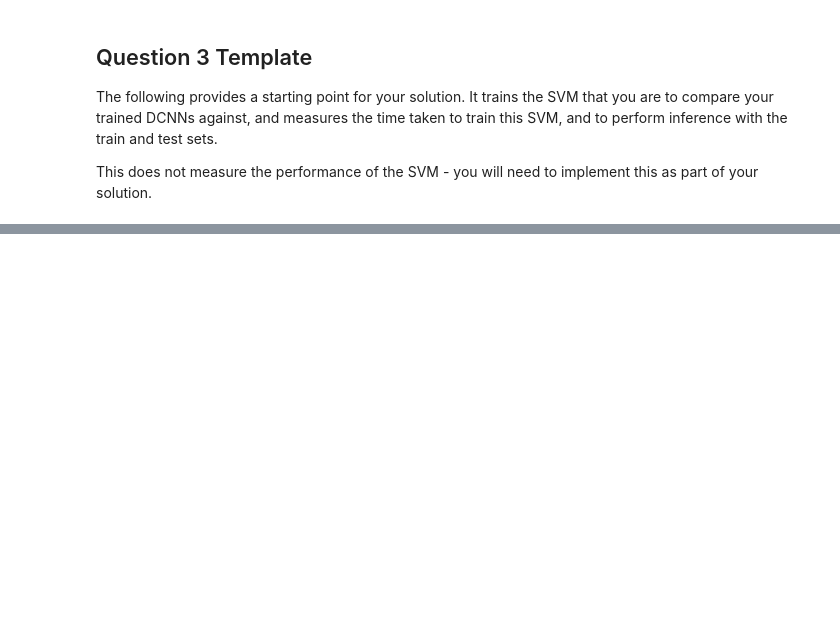
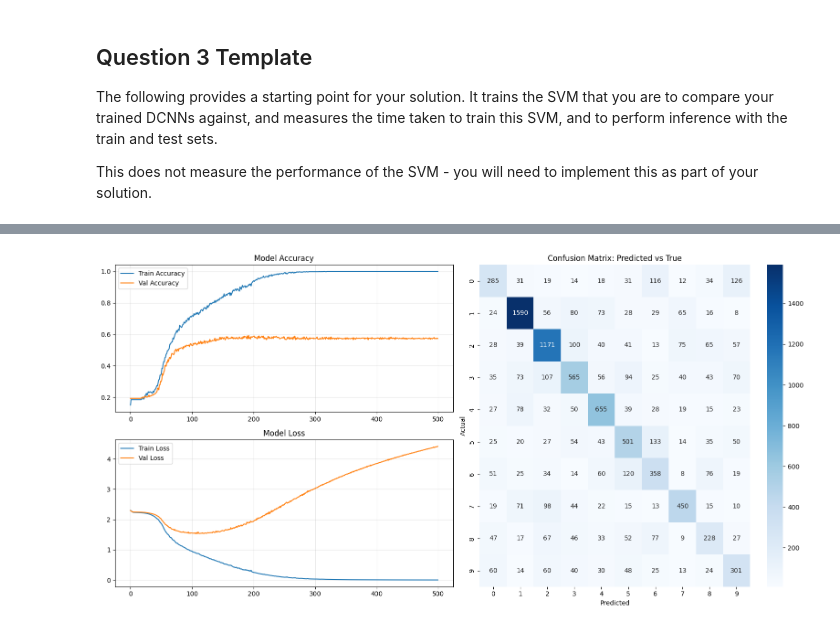
Before and after one commit to ostew5/cab420-introductory_problem_solving_tasks, a Jupyter notebook: 3. Training and Adapting Deep Networks.ipynb, the cells around one changed output, grey strips where cells are left out. Drawn from its saved outputs; the diff is of its cells as text; code cells hidden in the pictures; blank space fills up the shorter version.

```diff
--- a/3. Training and Adapting Deep Networks.ipynb
+++ b/3. Training and Adapting Deep Networks.ipynb
@@ -256,3 +354,48 @@ print('Training Time: %f\nInference Time (training set): %f\nInference Time (tes
 #  - Train your networks for the same period of time, ensuring that this time is sufficient for at least one to converge
 # Keep in mind that with the very small training set, you may need to increase the number of epochs compared to what we
 # see in the lecture examples
+
+def get_model():
+    inputs = keras.Input(shape=(32, 32, 3, ), name='img')
+
+    x = keras.layers.Conv2D(filters=8, kernel_size=(3,3), activation='relu', padding='same')(inputs)
+    x = keras.layers.Conv2D(filters=8, kernel_size=(3,3), activation='relu', padding='same')(x)
+    x = keras.layers.MaxPool2D(pool_size=(2, 2))(x)
+
+    x = keras.layers.Conv2D(filters=16, kernel_size=(3,3), activation='relu', padding='same')(x)
+    x = keras.layers.Conv2D(filters=16, kernel_size=(3,3), activation='relu', padding='same')(x)
+    x = keras.layers.MaxPool2D(pool_size=(2, 2))(x)
+
+    x = keras.layers.Conv2D(filters=32, kernel_size=(3,3), activation='relu', padding='same')(x)
+    x = keras.layers.Conv2D(filters=32, kernel_size=(3,3), activation='relu', padding='same')(x)
+    x = keras.layers.Flatten()(x)
+    x = keras.layers.Dense(64, activation='relu')(x)
+
+    outputs = keras.layers.Dense(10, activation='softmax')(x)
+
+    return keras.Model(inputs=inputs, outputs=outputs)
+
+model_cnn = get_model()
+
+early_stop = keras.callbacks.EarlyStopping(monitor='val_loss', patience=10, restore_best_weights=True)
+
+model_cnn.compile(
+    loss=keras.losses.SparseCategoricalCrossentropy(from_logits=False),
+    optimizer=keras.optimizers.Adam(learning_rate=0.0001),
+    metrics=['accuracy'],
+    jit_compile=False
+)
+
+history = model_cnn.fit(
+    train_X, train_y,
+    batch_size=128,
+    epochs=500,
+    validation_data=(val_X, val_y),
+    verbose=True
+    #callbacks=[early_stop]
+)
+
+eval = ModelEvaluator()
+
+eval.plot_evaluation(model_cnn, history, test_X, test_y)
+# %% [output]
@@ -258,0 +419 @@ print('Training Time: %f\nInference Time (training set): %f\nInference Time (tes
+[figure, added]
```
Also changed, not shown: parts of 16 cells of this notebook.
